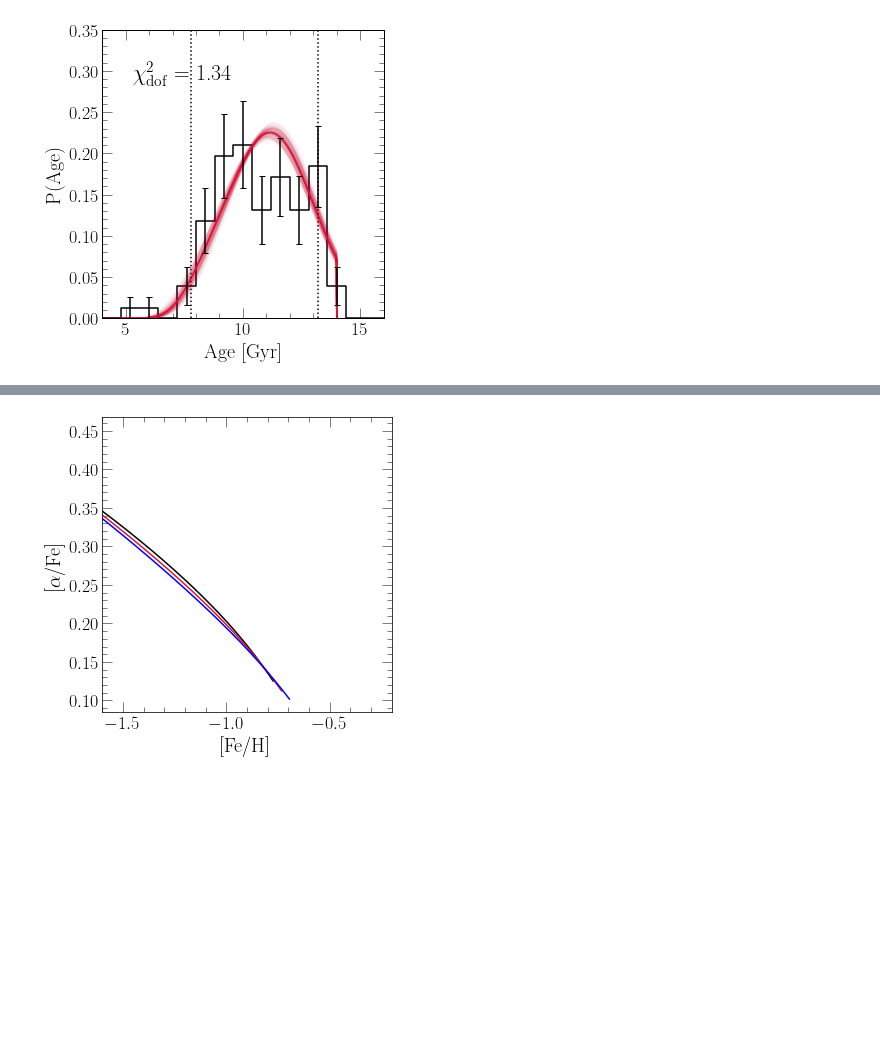
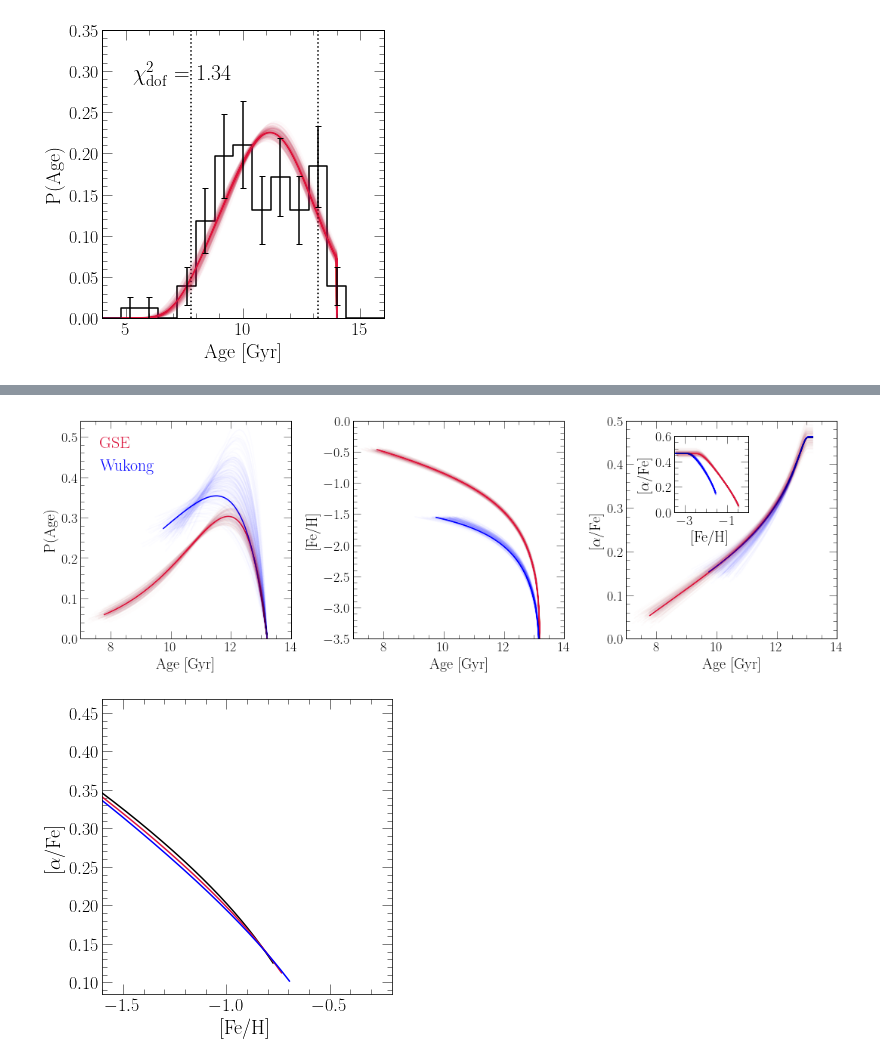
Before and after one commit to giganano/h3halo, a Jupyter notebook: notebooks/paperplots.ipynb, the cells around one changed output, grey strips where cells are left out. Drawn from its saved outputs; the diff is of its cells as text; code cells hidden in the pictures; blank space fills up the shorter version.

```diff
--- a/notebooks/paperplots.ipynb
+++ b/notebooks/paperplots.ipynb
@@ -1711,0 +1670,93 @@ plt.show()
+# %%
+fig = plt.figure(figsize = (15, 5))
+ax1 = fig.add_subplot(131)
+ax2 = fig.add_subplot(132)
+ax3 = fig.add_subplot(133)
+
+ax1.set_xlabel("Age [Gyr]")
+ax1.set_ylabel("P(Age)")
+ax1.set_xlim([7, 14])
+ax1.set_ylim([0, 0.54])
+
+ax2.set_xlabel("Age [Gyr]")
+ax2.set_ylabel("[Fe/H]")
+ax2.set_xlim([7, 14])
+ax2.set_ylim([-3.5, 0])
+# ax2.set_yticks([-3, -2, -1])
+
+ax3.set_xlabel("Age [Gyr]")
+ax3.set_ylabel(r"[$\alpha$/Fe]")
+ax3.set_xlim([7, 14])
+ax3.set_ylim([0, 0.5])
+
+inset = ax3.inset_axes([0.23, 0.58, 0.35, 0.35])
+inset.set_xlabel("[Fe/H]")
+inset.set_ylabel(r"[$\alpha$/Fe]")
+inset.set_xlim([-3.5, 0])
+inset.set_ylim([0, 0.6])
+inset.set_xticks([-3, -1])
+inset.set_yticks([0, 0.2, 0.4, 0.6])
+
+# with vice.output(name = "bestfit") as gsebf:
+#     kwargs = {
+#         "c": named_colors()["crimson"],
+#         "label": "GSE"
+#     }
+#     diff = 13.2 - gsebf.history["time"][-1]
+#     ages = [_ + diff for _ in gsebf.history["lookback"]]
+#     totsfr = sum(gsebf.history["sfr"])
+#     norm = totsfr * (gsebf.history["time"][1] - gsebf.history["time"][0])
+#     yvals = [_ / norm for _ in gsebf.history["sfr"]]
+#     ax1.plot(ages, yvals, **kwargs)
+#     ax2.plot(ages, gsebf.history["[fe/h]"], **kwargs)
+#     ax3.plot(ages, gsebf.history["[o/fe]"], **kwargs)
+
+# with vice.output(name = "wukong") as wukong:
+#     kwargs = {
+#         "c": named_colors()["blue"],
+#         "label": "Wukong"
+#     }
+#     diff = 13.2 - wukong.history["time"][-1]
+#     ages = [_ + diff for _ in wukong.history["lookback"]]
+#     totsfr = sum(wukong.history["sfr"])
+#     norm = totsfr * (wukong.history["time"][1] - wukong.history["time"][0])
+#     yvals = [_ / norm for _ in wukong.history["sfr"]]
+#     ax1.plot(ages, yvals, **kwargs)
+#     ax2.plot(ages, wukong.history["[fe/h]"], **kwargs)
+#     ax3.plot(ages, wukong.history["[o/fe]"], **kwargs)
+
+def plotsub(name, **kwargs):
+    with vice.output(name) as out:
+        diff = 13.2 - out.history["time"][-1]
+        ages = [_ + diff for _ in out.history["lookback"]]
+        totsfr = sum(out.history["sfr"])
+        norm = totsfr * (out.history["time"][1] - out.history["time"][0])
+        yvals = [_ / norm for _ in out.history["sfr"]]
+        ax1.plot(ages, yvals, **kwargs)
+        ax2.plot(ages, out.history["[fe/h]"], **kwargs)
+        ax3.plot(ages, out.history["[o/fe]"], **kwargs)
+        inset.plot(out.history["[fe/h]"], out.history["[o/fe]"], **kwargs)
+
+plotsub("bestfit", **{"c": named_colors()["crimson"], "label": "GSE"})
+plotsub("wukong", **{"c": named_colors()["blue"], "label": "Wukong"})
+for i in range(200):
+    plotsub("./gse_subsamples/gse%d" % (i), **{"c": named_colors()["crimson"], "alpha": 0.01})
+    plotsub("./wukong_subsamples/wukong%d" % (i), **{"c": named_colors()["blue"], "alpha": 0.01})
+    sys.stdout.write("\r%d" % (i))
+sys.stdout.write("\n")
+
+kwargs = {
+    "loc": mpl_loc("upper left"),
+    "handlelength": 0,
+    "fontsize": 22
+}
+leg = ax1.legend(**kwargs)
+fancy_legend(leg, ["crimson", "blue"])
+
+plt.tight_layout()
+for ext in ["pdf", "jpeg"]:
+    kwargs = {}
+    if ext == "jpeg": kwargs["dpi"] = 200
+    plt.savefig("../paper/gse_wukong_comparison.%s" % (ext), **kwargs)
+plt.show()
+# %% [output]
@@ -1712,3 +1764,4 @@ plt.show()
+[figure, added]
 # %%
 fig = plt.figure()
 ax = fig.add_subplot()
```
Also changed, not shown: parts of 8 cells of this notebook, 20 other files.
